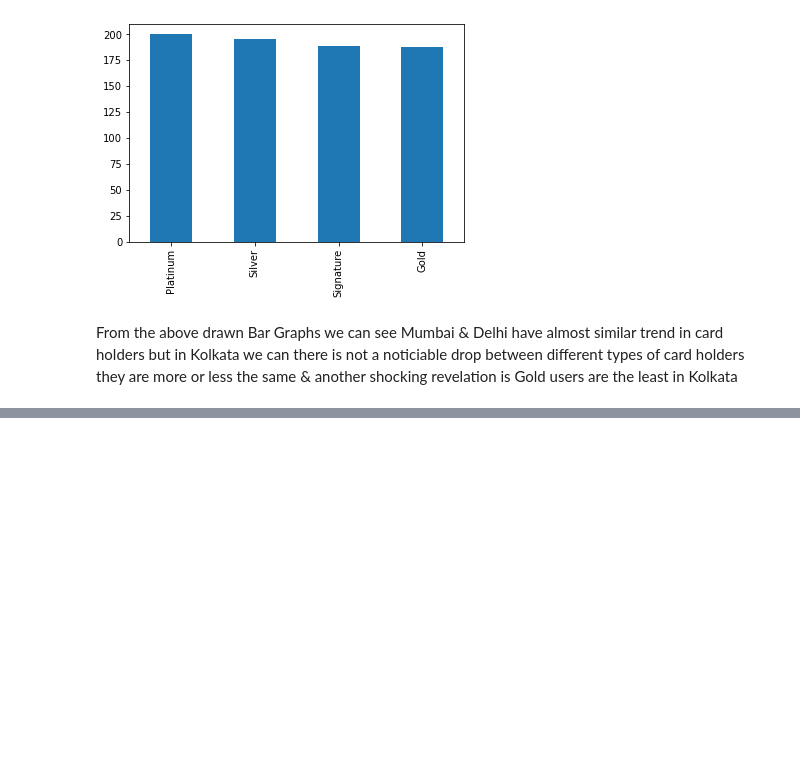
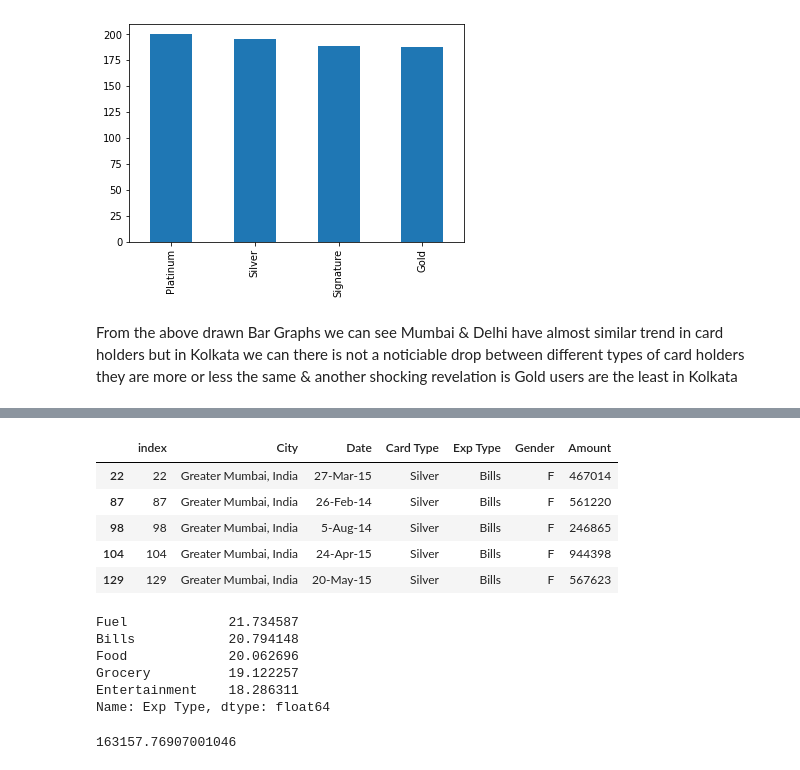
Before and after one commit to WhiteHorse101/Credit-Card-Spending-Habits, a Jupyter notebook: EDA.ipynb, the cells around one changed output, grey strips where cells are left out. Cells and saved outputs as stored; diff of their text form; code cells hidden in the pictures; blank space fills up the shorter version.

```diff
--- a/EDA.ipynb
+++ b/EDA.ipynb
@@ -263,0 +273,26 @@ From the above drawn Bar Graphs we can see Mumbai & Delhi have almost similar tr
+# %%
+Mumbai_Silver = Mumbai.loc[data['Card Type'] == 'Silver']
+Mumbai_Signature = Mumbai.loc[data['Card Type'] == 'Signature']
+Mumbai_Platinum = Mumbai.loc[data['Card Type']=='Platinum']
+# %%
+Mumbai_Silver.head()
+# %% [output]
+|  | index | City | Date | Card Type | Exp Type | Gender | Amount |
+| 22 | 22 | Greater Mumbai, India | 27-Mar-15 | Silver | Bills | F | 467014 |
+| 87 | 87 | Greater Mumbai, India | 26-Feb-14 | Silver | Bills | F | 561220 |
+| 98 | 98 | Greater Mumbai, India | 5-Aug-14 | Silver | Bills | F | 246865 |
+| 104 | 104 | Greater Mumbai, India | 24-Apr-15 | Silver | Bills | F | 944398 |
+| 129 | 129 | Greater Mumbai, India | 20-May-15 | Silver | Bills | F | 567623 |
+# %%
+Mumbai_Silver['Exp Type'].value_counts(normalize= True)*100
+# %% [output]
+Fuel             21.734587
+Bills            20.794148
+Food             20.062696
+Grocery          19.122257
+Entertainment    18.286311
+Name: Exp Type, dtype: float64
+# %%
+Mumbai_Silver['Amount'].mean()
+# %% [output]
+163157.76907001046
```
Also changed, not shown: parts of 7 cells of this notebook.
